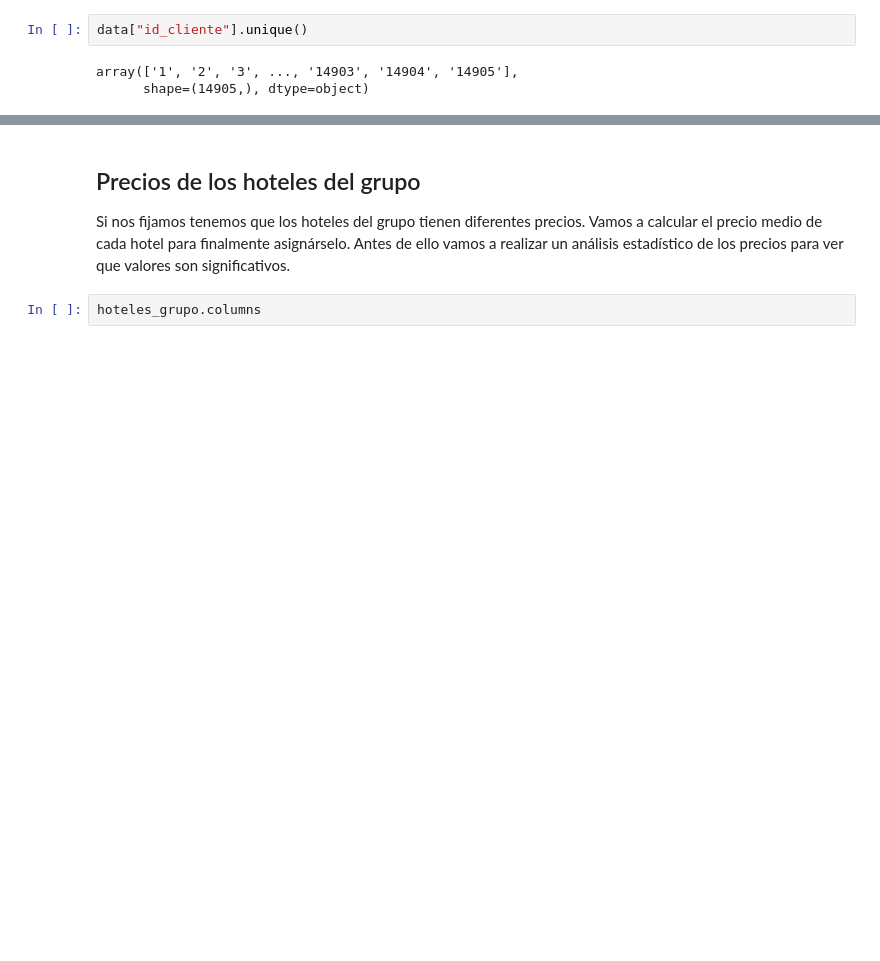
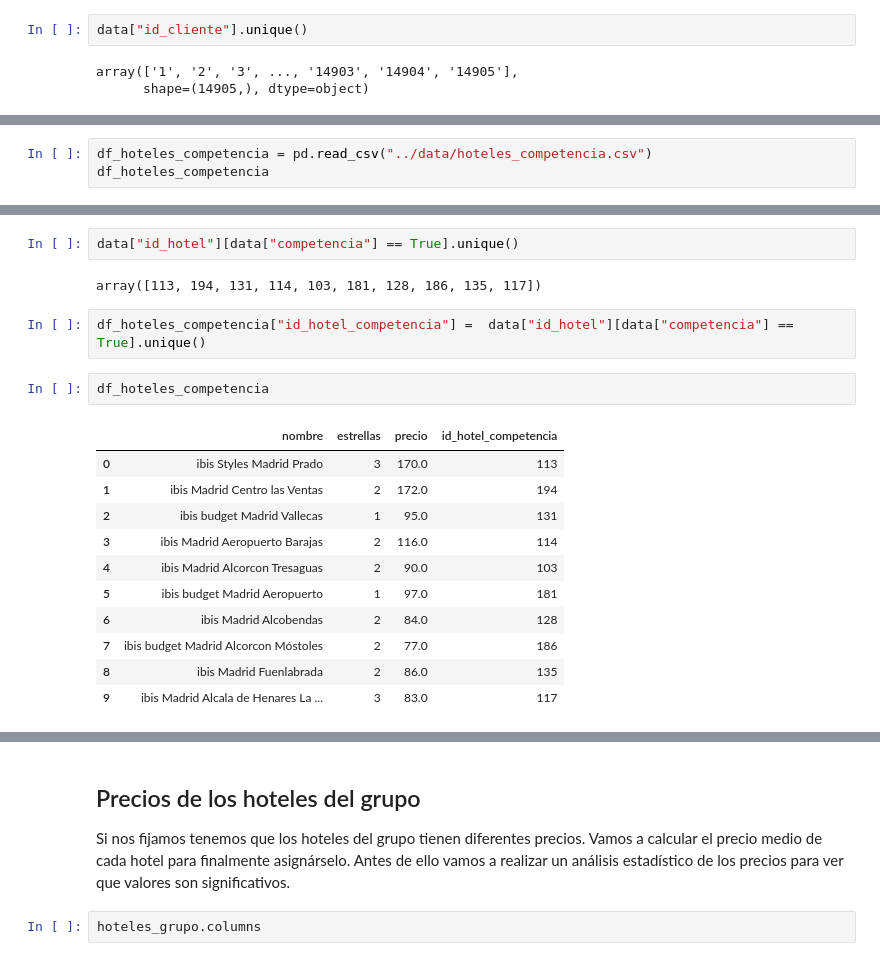
Before and after one commit to Gabijc/Proyecto_ETL_Hoteles, a Jupyter notebook: Notebooks/Analisis_inicial.ipynb, the cells around one changed output, grey strips where cells are left out. Drawn from its saved outputs; the diff is of its cells as text; blank space fills up the shorter version.

Commit message:
cambio valores competencia

```diff
--- a/Notebooks/Analisis_inicial.ipynb
+++ b/Notebooks/Analisis_inicial.ipynb
@@ -482,0 +487,3 @@ array(['1', '2', '3', ..., '14903', '14904', '14905'],
+# %%
+df_hoteles_competencia = pd.read_csv("../data/hoteles_competencia.csv")
+df_hoteles_competencia
@@ -482,0 +502,20 @@ array(['1', '2', '3', ..., '14903', '14904', '14905'],
+# %%
+data["id_hotel"][data["competencia"] == True].unique()
+# %% [output]
+array([113, 194, 131, 114, 103, 181, 128, 186, 135, 117])
+# %%
+df_hoteles_competencia["id_hotel_competencia"] =  data["id_hotel"][data["competencia"] == True].unique()
+# %%
+df_hoteles_competencia
+# %% [output]
+|  | nombre | estrellas | precio | id_hotel_competencia |
+| 0 | ibis Styles Madrid Prado | 3 | 170.0 | 113 |
+| 1 | ibis Madrid Centro las Ventas | 2 | 172.0 | 194 |
+| 2 | ibis budget Madrid Vallecas | 1 | 95.0 | 131 |
+| 3 | ibis Madrid Aeropuerto Barajas | 2 | 116.0 | 114 |
+| 4 | ibis Madrid Alcorcon Tresaguas | 2 | 90.0 | 103 |
+| 5 | ibis budget Madrid Aeropuerto | 1 | 97.0 | 181 |
+| 6 | ibis Madrid Alcobendas | 2 | 84.0 | 128 |
+| 7 | ibis budget Madrid Alcorcon Móstoles | 2 | 77.0 | 186 |
+| 8 | ibis Madrid Fuenlabrada | 2 | 86.0 | 135 |
+| 9 | ibis Madrid Alcala de Henares La ... | 3 | 83.0 | 117 |
```
Also changed, not shown: parts of 11 cells of this notebook.
